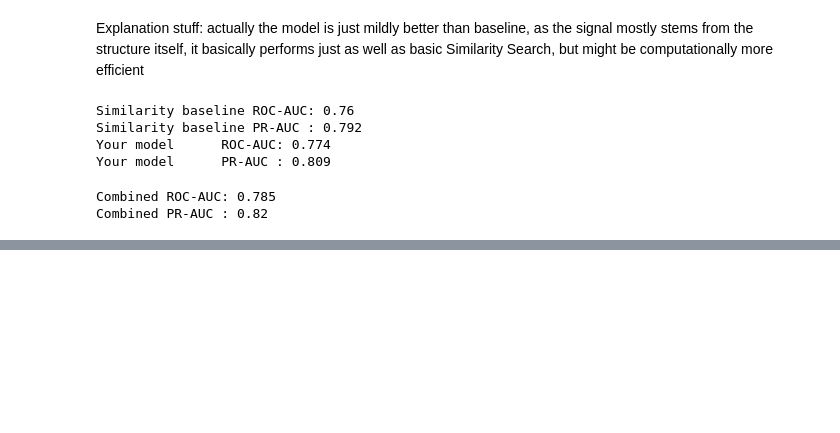
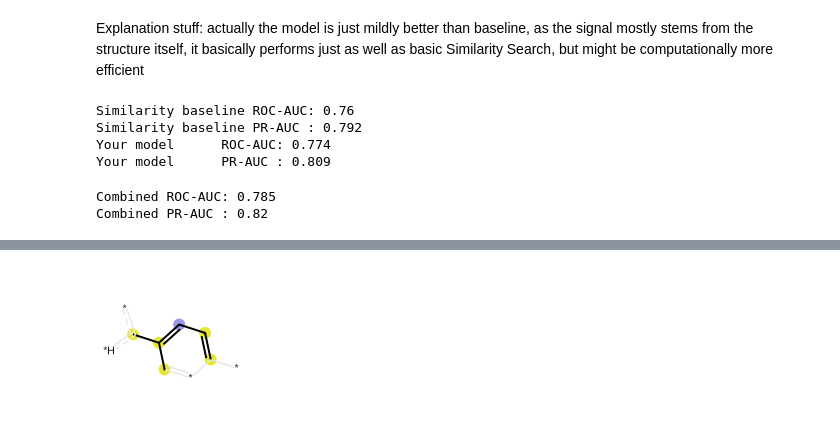
Before and after one commit to jjeffway/ethnohack, a Jupyter notebook: notebooks/cox2_model.ipynb, the cells around one changed output, grey strips where cells are left out. Saved outputs shown, nothing was run; the diff lists cells and outputs as text; code cells hidden in the pictures; blank space fills up the shorter version.

```diff
--- a/notebooks/cox2_model.ipynb
+++ b/notebooks/cox2_model.ipynb
@@ -54,0 +73,3 @@ Combined PR-AUC : 0.82
+# %%
+top_bits = xai.top_bits_table(shap_matrix, X_shap, feature_names)
+top_bits
@@ -54,0 +93,5 @@ Combined PR-AUC : 0.82
+# %%
+# most important bit drawn as a substructure on a test molecule
+xai.highlight_bit(top_bits["bit"].iloc[0], X_te, result["test_df"]["smiles"])
+# %% [output]
+[figure, added]
```
Also changed, not shown: parts of 10 cells of this notebook, 4 other files.
